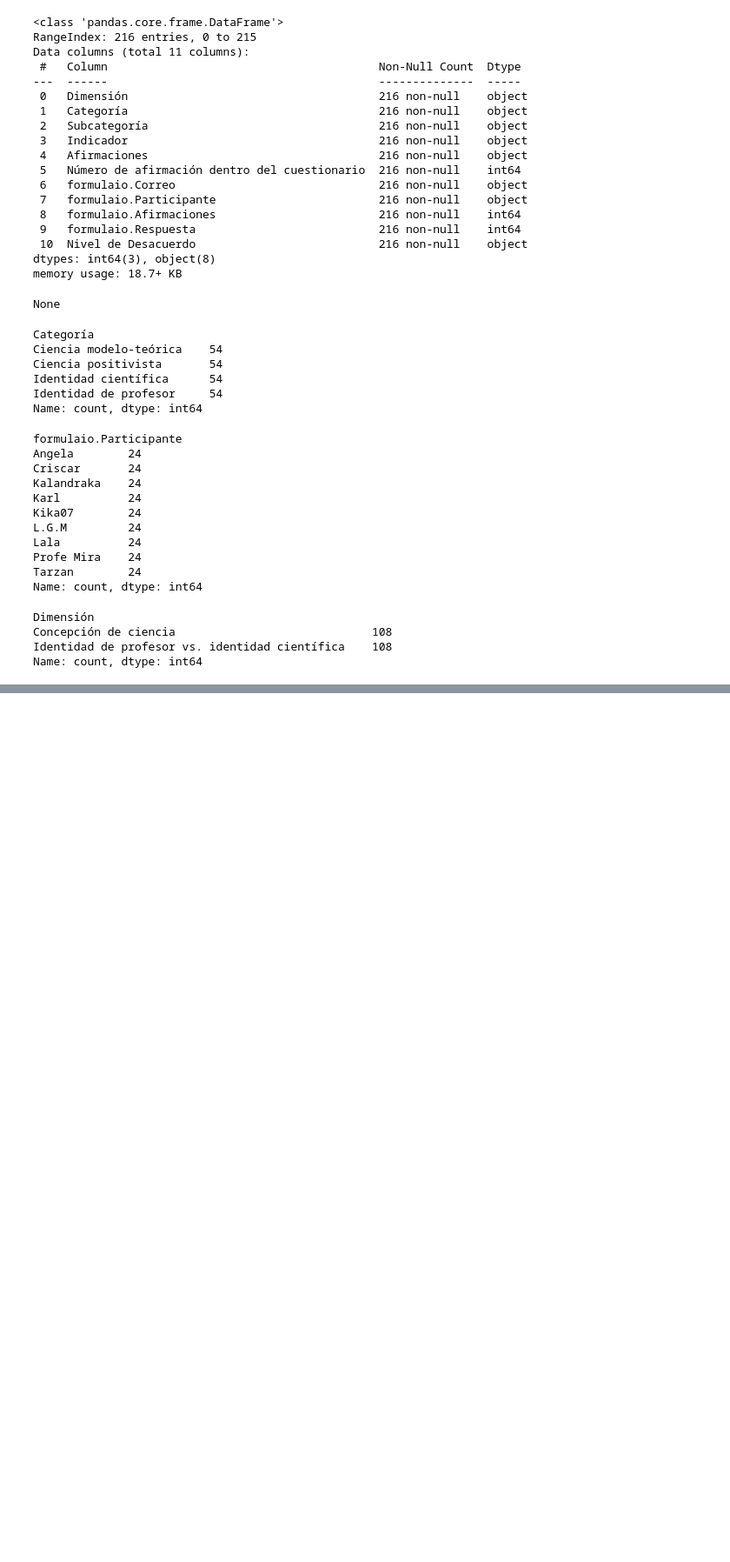
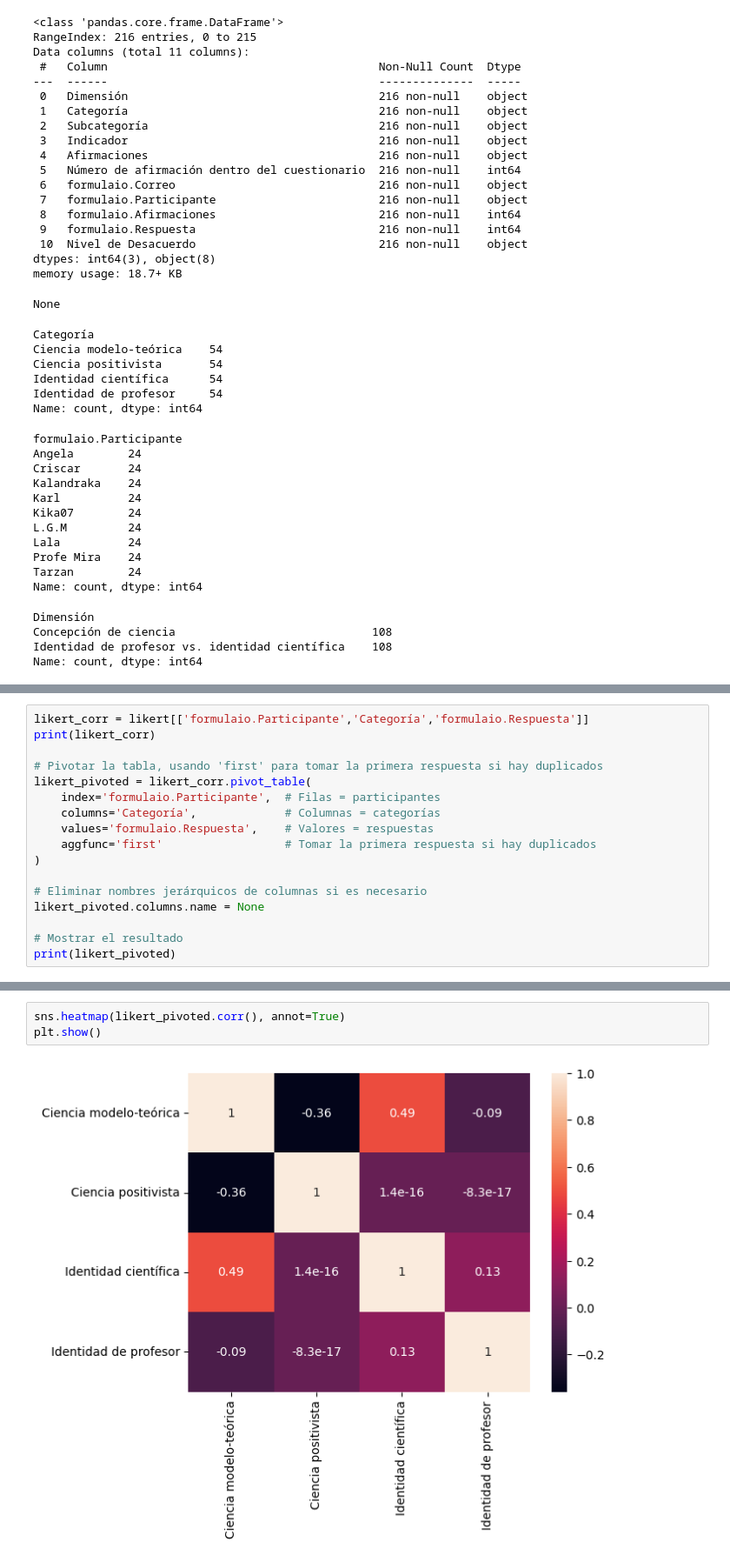
Before and after one commit to mcabas/Mike-Portfolio, a Jupyter notebook: other.projects/likert.ipynb, the cells around one changed output, grey strips where cells are left out. Shown: that part at 87% size. Drawn from its saved outputs; the diff is of its cells as text; blank space fills up the shorter version.

```diff
--- a/other.projects/likert.ipynb
+++ b/other.projects/likert.ipynb
@@ -119,0 +155,17 @@ Name: count, dtype: int64
+# %%
+likert_corr = likert[['formulaio.Participante','Categoría','formulaio.Respuesta']]
+print(likert_corr)
+
+# Pivotar la tabla, usando 'first' para tomar la primera respuesta si hay duplicados
+likert_pivoted = likert_corr.pivot_table(
+    index='formulaio.Participante',  # Filas = participantes
+    columns='Categoría',             # Columnas = categorías
+    values='formulaio.Respuesta',    # Valores = respuestas
+    aggfunc='first'                  # Tomar la primera respuesta si hay duplicados
+)
+
+# Eliminar nombres jerárquicos de columnas si es necesario
+likert_pivoted.columns.name = None
+
+# Mostrar el resultado
+print(likert_pivoted)
@@ -119,0 +198,5 @@ Name: count, dtype: int64
+# %%
+sns.heatmap(likert_pivoted.corr(), annot=True)
+plt.show()
+# %% [output]
+[figure, added]
```
Also changed, not shown: parts of 4 cells of this notebook.
